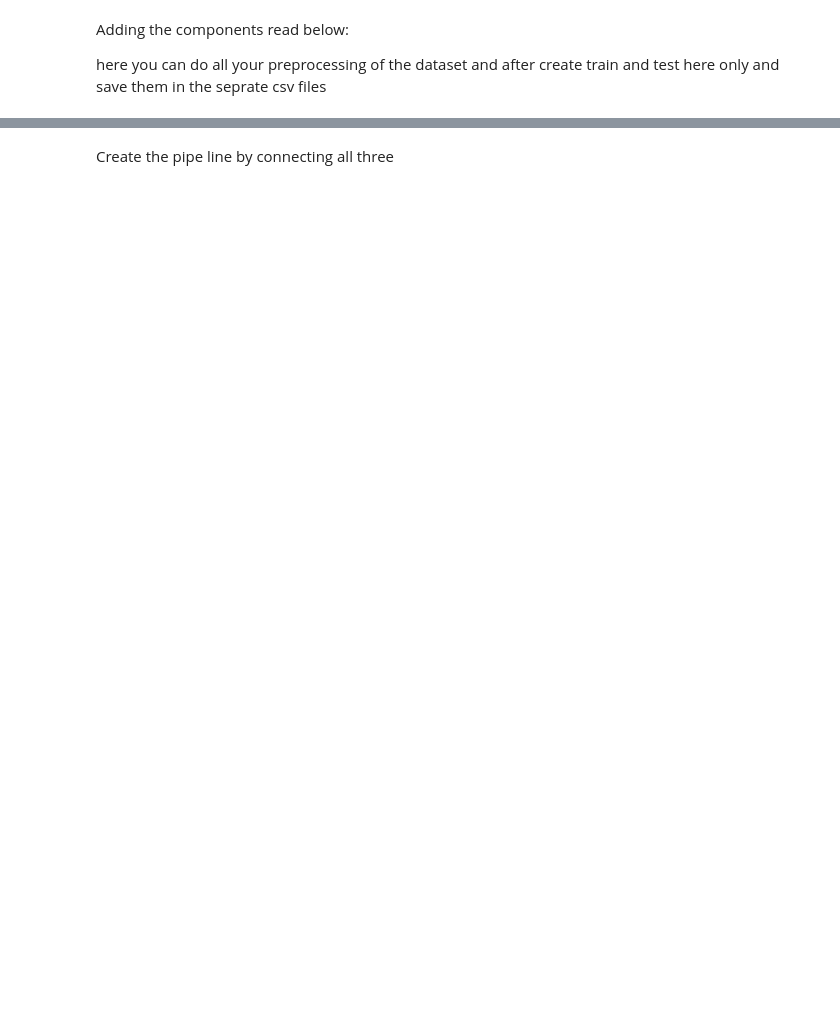
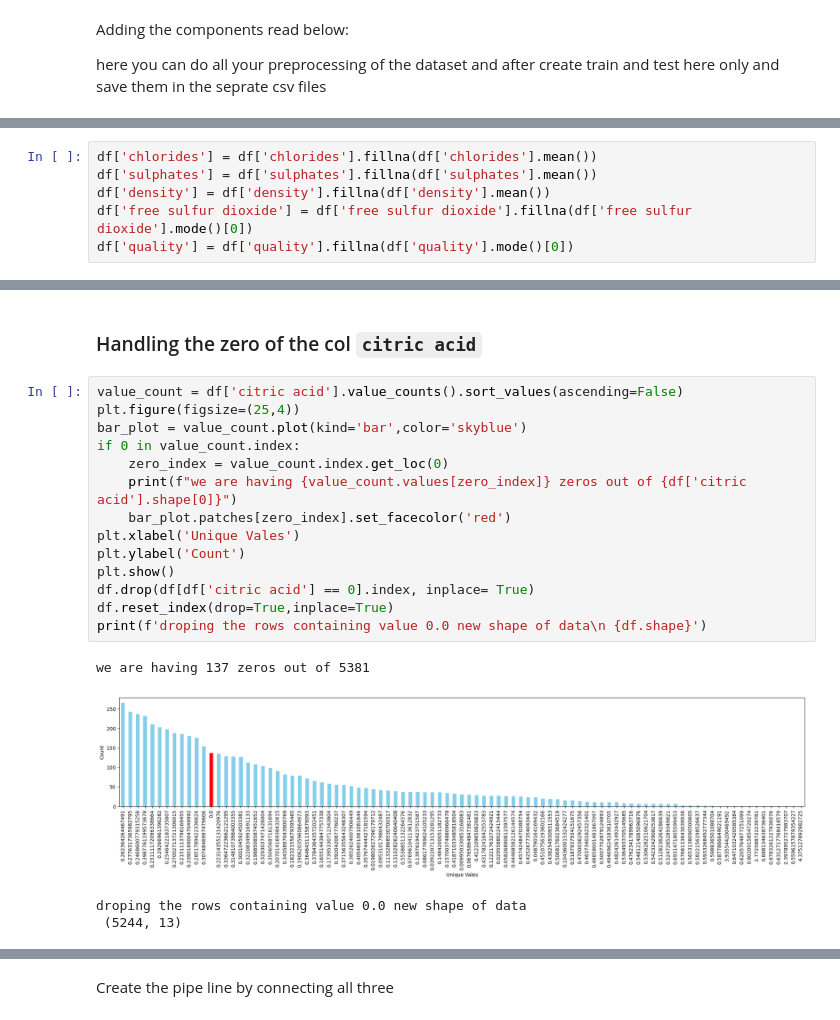
Before and after one commit to ukantjadia/MLOPS-Wine-Quality-Prediction, a Jupyter notebook: research/03_data_transfomation.ipynb, the cells around one changed output, grey strips where cells are left out. Saved outputs shown, nothing was run; the diff lists cells and outputs as text; blank space fills up the shorter version.

````diff
--- a/research/03_data_transfomation.ipynb
+++ b/research/03_data_transfomation.ipynb
@@ -94,0 +169,6 @@ class DataTransformation:
+# %%
+df['chlorides'] = df['chlorides'].fillna(df['chlorides'].mean())
+df['sulphates'] = df['sulphates'].fillna(df['sulphates'].mean())
+df['density'] = df['density'].fillna(df['density'].mean())
+df['free sulfur dioxide'] = df['free sulfur dioxide'].fillna(df['free sulfur dioxide'].mode()[0])
+df['quality'] = df['quality'].fillna(df['quality'].mode()[0])
@@ -94,0 +352,21 @@ class DataTransformation:
+# %% [markdown]
+### Handling the zero of the col ```citric acid```
+# %%
+value_count = df['citric acid'].value_counts().sort_values(ascending=False)
+plt.figure(figsize=(25,4))
+bar_plot = value_count.plot(kind='bar',color='skyblue')
+if 0 in value_count.index:
+    zero_index = value_count.index.get_loc(0)
+    print(f"we are having {value_count.values[zero_index]} zeros out of {df['citric acid'].shape[0]}")
+    bar_plot.patches[zero_index].set_facecolor('red')
+plt.xlabel('Unique Vales')
+plt.ylabel('Count')
+plt.show()
+df.drop(df[df['citric acid'] == 0].index, inplace= True)
+df.reset_index(drop=True,inplace=True)
+print(f'droping the rows containing value 0.0 new shape of data\n {df.shape}')
+# %% [output]
+we are having 137 zeros out of 5381
+[figure, added]
+droping the rows containing value 0.0 new shape of data
+ (5244, 13)
````
Also changed, not shown: parts of 42 cells of this notebook, 11 other files.
